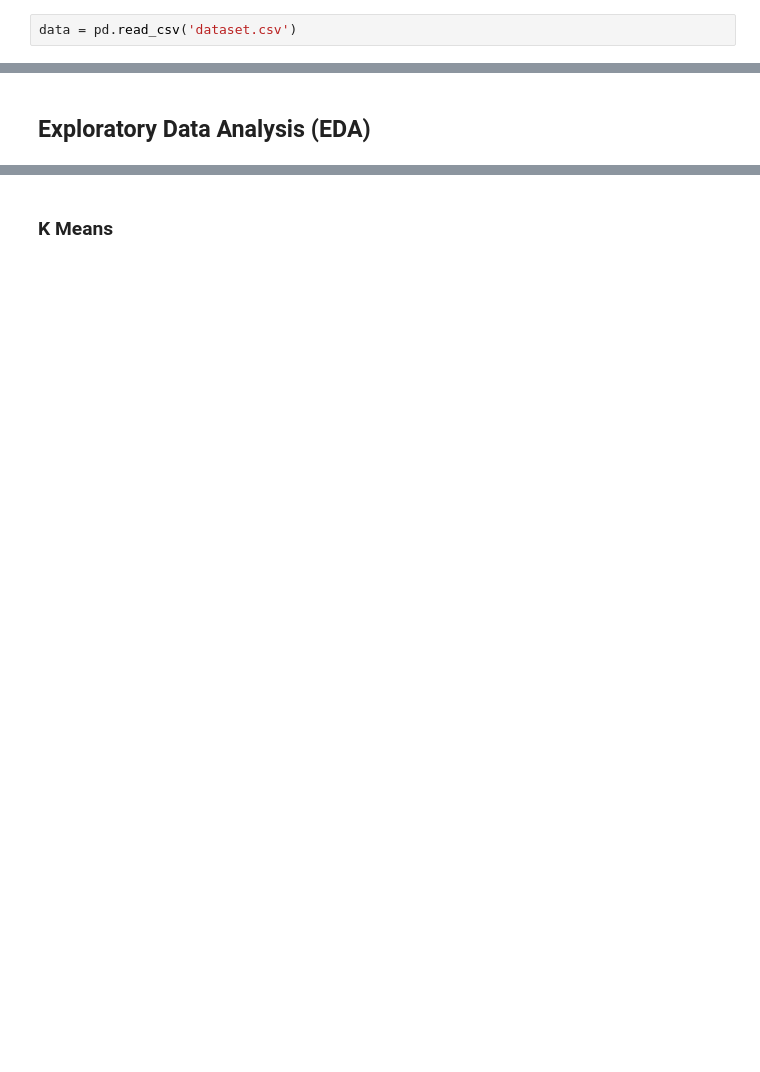
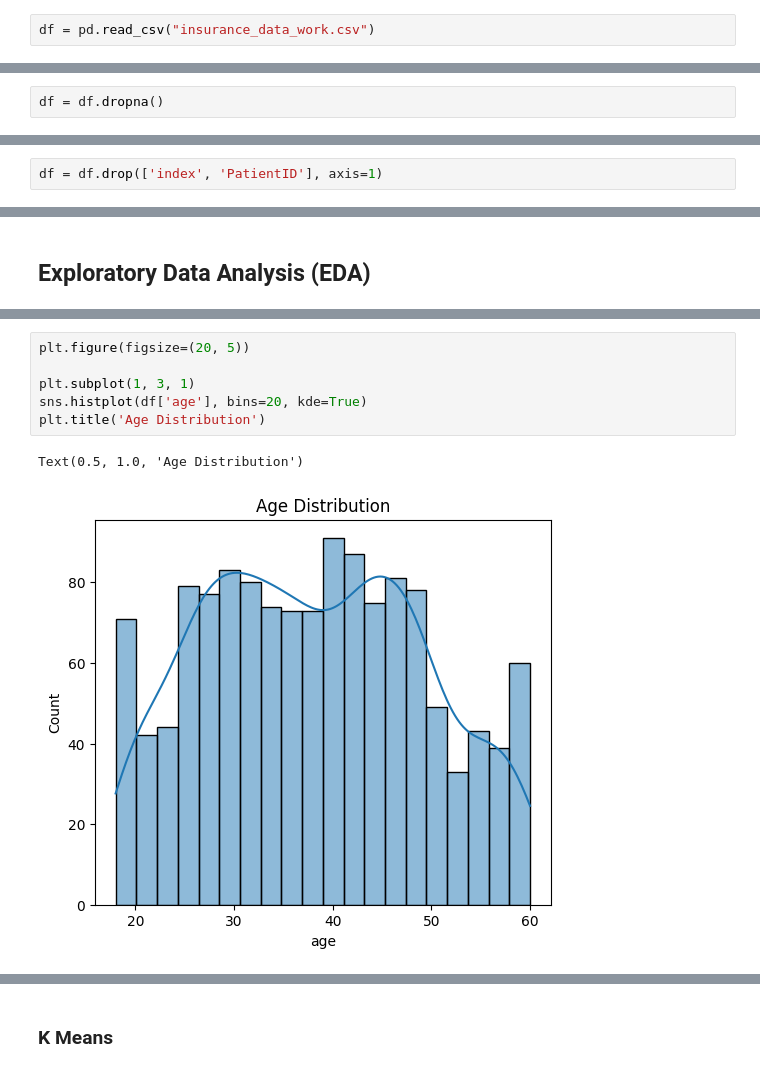
Before and after one commit to kauswade/T10-AlgoThinkers-Health-Insurance-Data-Clustering, a Jupyter notebook: health_insurance_model_pipeline.ipynb, the cells around one changed output, grey strips where cells are left out. Saved outputs shown, nothing was run; the diff lists cells and outputs as text; blank space fills up the shorter version.

Commit message:
New dataset

```diff
--- a/health_insurance_model_pipeline.ipynb
+++ b/health_insurance_model_pipeline.ipynb
@@ -14,4 +8,4 @@ from sklearn.mixture import GaussianMixture
 # %% [markdown]
 ## Load and Explore Dataset
 # %%
-data = pd.read_csv('dataset.csv')
+df = pd.read_csv("insurance_data_work.csv")
@@ -115,0 +97,2 @@ memory usage: 83.8 KB
+# %%
+df = df.dropna()
@@ -115,0 +120,2 @@ memory usage: 83.8 KB
+# %%
+df = df.drop(['index', 'PatientID'], axis=1)
@@ -253,0 +164,9 @@ plt.show()
+# %%
+plt.figure(figsize=(20, 5))
+
+plt.subplot(1, 3, 1)
+sns.histplot(df['age'], bins=20, kde=True)
+plt.title('Age Distribution')
+# %% [output]
+Text(0.5, 1.0, 'Age Distribution')
+[figure, added]
```
Also changed, not shown: parts of 71 cells of this notebook, 1 other file.
